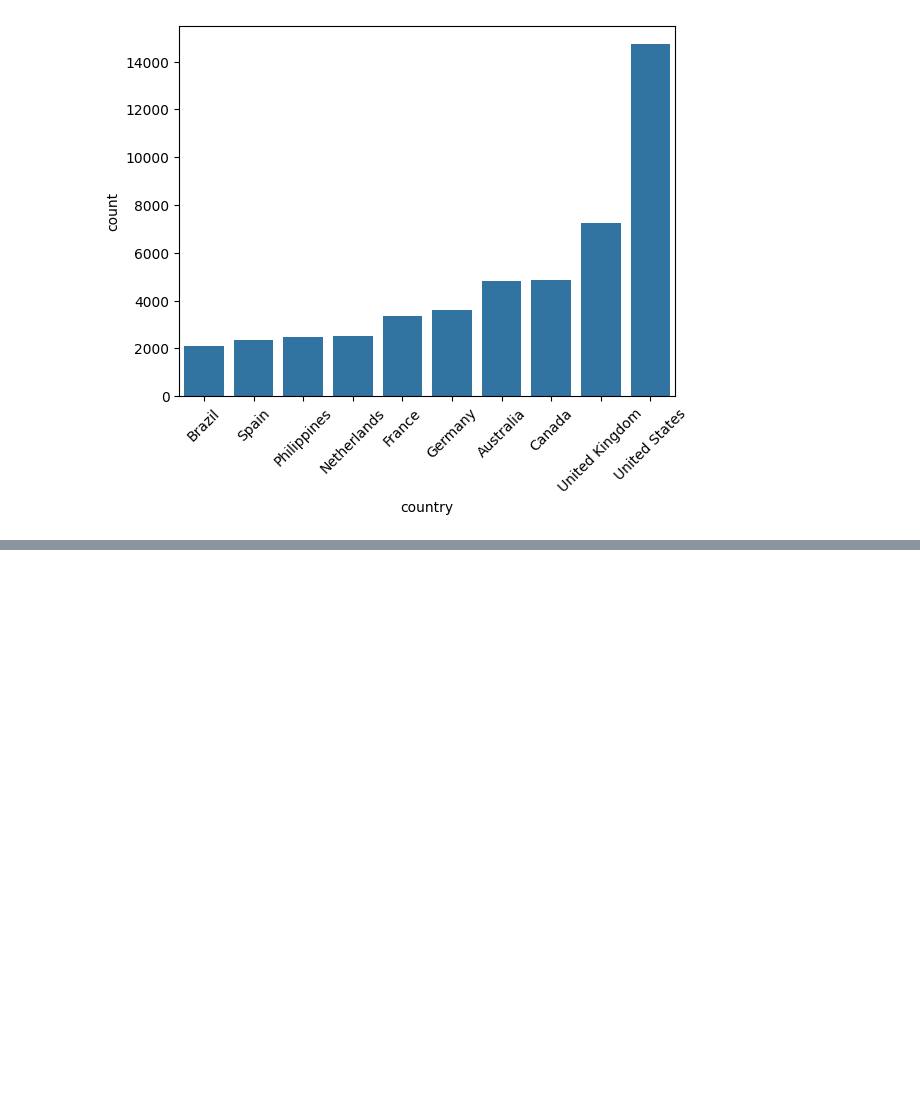
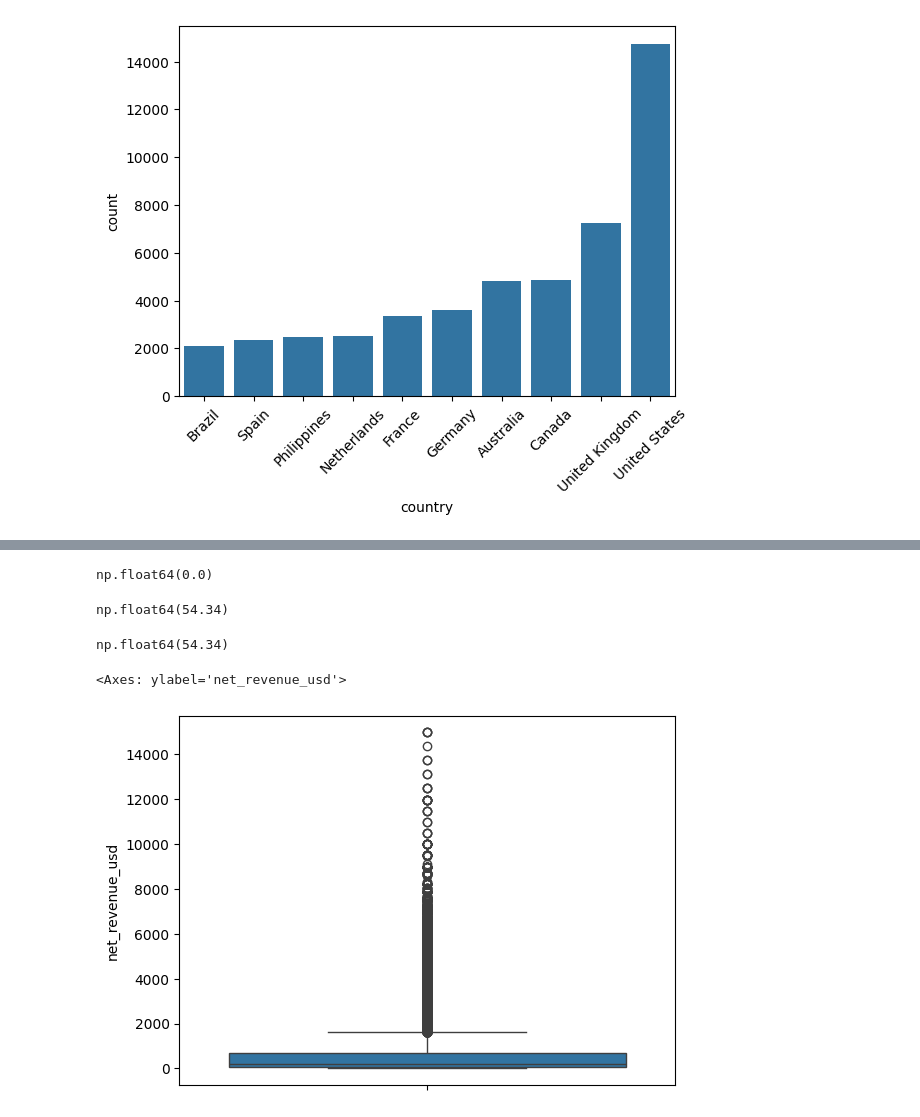
Before and after one commit to mrpradip098-hue/data-analyst-notes, a Jupyter notebook: Python/E_Com (1).ipynb, the cells around one changed output, grey strips where cells are left out. Saved outputs shown, nothing was run; the diff lists cells and outputs as text; code cells hidden in the pictures; blank space fills up the shorter version.

```diff
--- a/Python/E_Com (1).ipynb
+++ b/Python/E_Com (1).ipynb
@@ -389,0 +593,4 @@ plt.xticks(rotation=45)
+# %%
+IQR
+# %% [output]
+np.float64(0.0)
@@ -389,0 +599,4 @@ plt.xticks(rotation=45)
+# %%
+Lower_bound
+# %% [output]
+np.float64(54.34)
@@ -389,0 +605,9 @@ plt.xticks(rotation=45)
+# %%
+Upper_Bound
+# %% [output]
+np.float64(54.34)
+# %%
+sns.boxplot(df['net_revenue_usd'])
+# %% [output]
+<Axes: ylabel='net_revenue_usd'>
+[figure, added]
```
Also changed, not shown: parts of 46 cells of this notebook.
